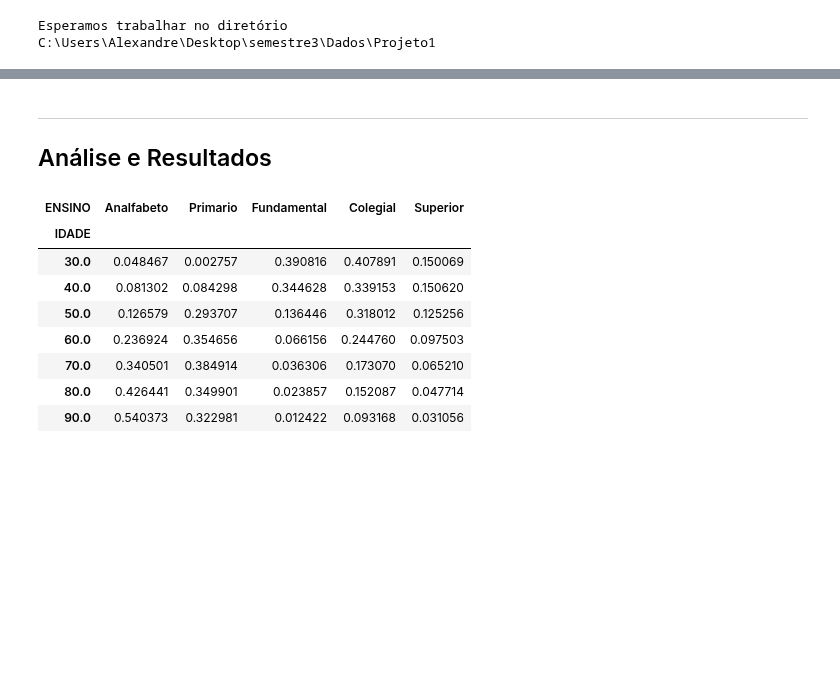
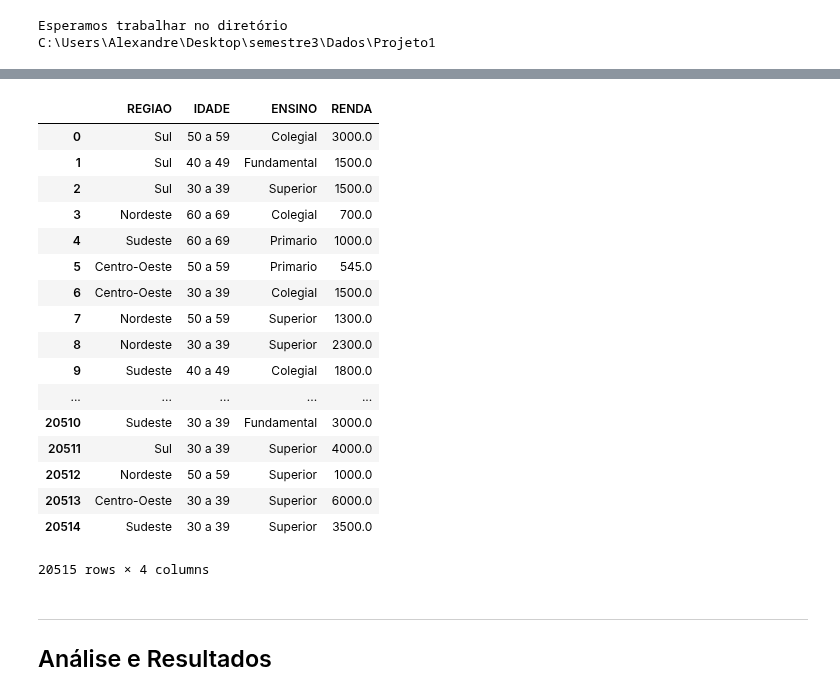
Before and after one commit to Alexandreae/Dados2018, a Jupyter notebook: Projeto1/Projeto1 Layout.ipynb, the cells around one changed output, grey strips where cells are left out. Cells and saved outputs as stored; diff of their text form; code cells hidden in the pictures; blank space fills up the shorter version.

```diff
--- a/Projeto1/Projeto1 Layout.ipynb
+++ b/Projeto1/Projeto1 Layout.ipynb
@@ -207,19 +41,57 @@ See the caveats in the documentation: http://pandas.pydata.org/pandas-docs/stabl
+# %%
+df=pnad[["V8005","V5030","V6007","V0601","V9532",]]
+
+df.loc[(df.V5030 > 10 ) & (df.V5030 < 20 ),'REGIAO'] = 'Norte'
+df.loc[(df.V5030 > 20 ) & (df.V5030 < 30 ),'REGIAO'] = 'Nordeste'
+df.loc[(df.V5030 > 30 ) & (df.V5030 < 40 ),'REGIAO'] = 'Sudeste'
+df.loc[(df.V5030 > 40 ) & (df.V5030 < 50 ),'REGIAO'] = 'Sul'
+df.loc[(df.V5030 > 50 ) & (df.V5030 < 60 ),'REGIAO'] = 'Centro-Oeste'
+
+df.loc[(df.V8005 > 69 ) & (df.V8005 < 80 ),'IDADE'] = '70 a 79'
+df.loc[(df.V8005 > 59 ) & (df.V8005 < 70 ),'IDADE'] = '60 a 69'
+df.loc[(df.V8005 > 49 ) & (df.V8005 < 60 ),'IDADE'] = '50 a 59'
+df.loc[(df.V8005 > 39 ) & (df.V8005 < 50 ),'IDADE'] = '40 a 49'
+df.loc[(df.V8005 > 29 ) & (df.V8005 < 40 ),'IDADE'] = '30 a 39'
+df.loc[(df.V8005 > 79 ),'IDADE'] = np.nan
+df.loc[(df.V8005 < 30 ),'IDADE'] = np.nan
+
+df.loc[(df.V0601 == 3),'ENSINO'] = 'Analfabeto'
+df.loc[(df.V6007 == 1) | (df.V6007 > 9 ),'ENSINO'] = 'Primario'
+df.loc[(df.V6007 == 4) | (df.V6007 == 6),'ENSINO'] = 'Fundamental'
+df.loc[(df.V6007 == 2) | (df.V6007 == 3) | (df.V6007 == 5) | (df.V6007 == 7),'ENSINO'] = 'Colegial'
+df.loc[(df.V6007 == 8) | (df.V6007 == 9),'ENSINO'] = 'Superior'
+
+df["RENDA"]=df["V9532"]
+df.loc[(df.RENDA > 6000 ),'RENDA'] = np.nan
+del df["V8005"]
+del df["V5030"]
+del df["V6007"]
+del df["V0601"]
+del df["V9532"]
+df=df.dropna(how="any")
+df=df.reset_index()
+del df["index"]
+
+df
+# %% [output]
+|  | REGIAO | IDADE | ENSINO | RENDA |
+| 0 | Sul | 50 a 59 | Colegial | 3000.0 |
+| 1 | Sul | 40 a 49 | Fundamental | 1500.0 |
+| 2 | Sul | 30 a 39 | Superior | 1500.0 |
+| 3 | Nordeste | 60 a 69 | Colegial | 700.0 |
+| 4 | Sudeste | 60 a 69 | Primario | 1000.0 |
+| 5 | Centro-Oeste | 50 a 59 | Primario | 545.0 |
+| 6 | Centro-Oeste | 30 a 39 | Colegial | 1500.0 |
+| 7 | Nordeste | 50 a 59 | Superior | 1300.0 |
+| 8 | Nordeste | 30 a 39 | Superior | 2300.0 |
+| 9 | Sudeste | 40 a 49 | Colegial | 1800.0 |
+| ... | ... | ... | ... | ... |
+| 20510 | Sudeste | 30 a 39 | Fundamental | 3000.0 |
+| 20511 | Sul | 30 a 39 | Superior | 4000.0 |
+| 20512 | Nordeste | 50 a 59 | Superior | 1000.0 |
+| 20513 | Centro-Oeste | 30 a 39 | Superior | 6000.0 |
+| 20514 | Sudeste | 30 a 39 | Superior | 3500.0 |
+20515 rows × 4 columns
 # %% [markdown]
 ___
 ## Análise e Resultados
-# %%
-ctgeral=pd.crosstab(df.IDADE,df.ENSINO).apply(lambda r: r/r.sum(), axis=1)
-ctgeral
-
-#As crosstabs e os gráficos estarão em porcentagem para que a maior quantidade de pessoas mais jovens no país não interfira
-#com a pesquisa e com os resultados.
-# %% [output]
-| ENSINO | Analfabeto | Primario | Fundamental | Colegial | Superior |
-| IDADE |  |  |  |  |  |
-| 30.0 | 0.048467 | 0.002757 | 0.390816 | 0.407891 | 0.150069 |
-| 40.0 | 0.081302 | 0.084298 | 0.344628 | 0.339153 | 0.150620 |
-| 50.0 | 0.126579 | 0.293707 | 0.136446 | 0.318012 | 0.125256 |
-| 60.0 | 0.236924 | 0.354656 | 0.066156 | 0.244760 | 0.097503 |
-| 70.0 | 0.340501 | 0.384914 | 0.036306 | 0.173070 | 0.065210 |
-| 80.0 | 0.426441 | 0.349901 | 0.023857 | 0.152087 | 0.047714 |
-| 90.0 | 0.540373 | 0.322981 | 0.012422 | 0.093168 | 0.031056 |
```
Also changed, not shown: parts of 35 cells of this notebook.
